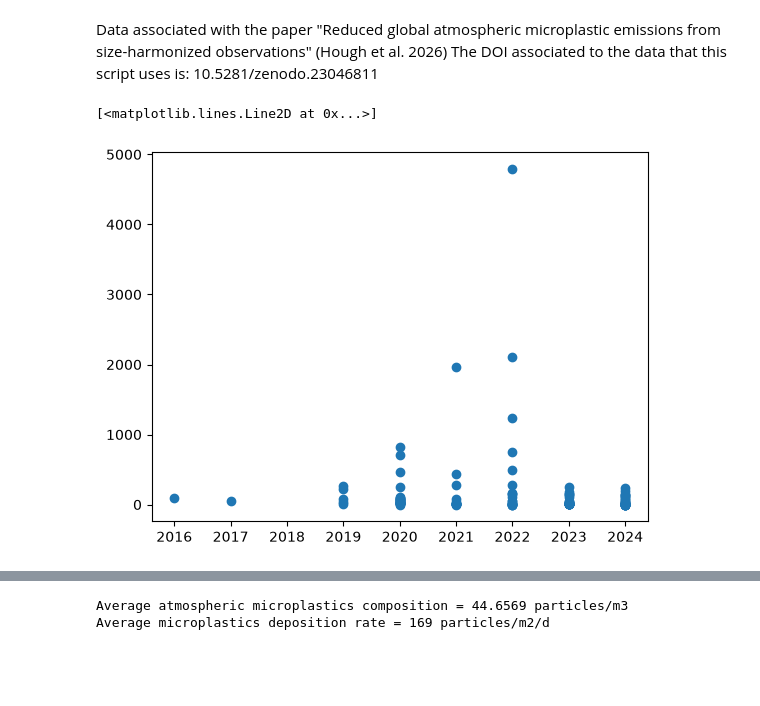
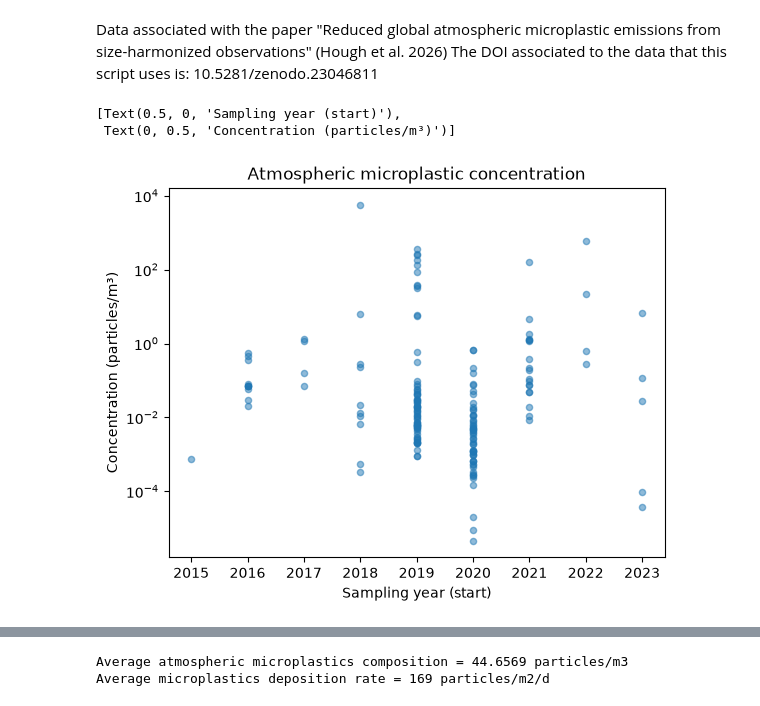
Before and after one commit to ige-PING/OpenReproLab_2026-2027, a Jupyter notebook: labs/01_ABC-of-repro-numerical-science/analyse_microplastics.ipynb, the cells around one changed output, grey strips where cells are left out. Saved outputs shown, nothing was run; the diff lists cells and outputs as text; code cells hidden in the pictures; blank space fills up the shorter version.

Commit message:
Notebook modification: download data with new function and updated plots

```diff
--- a/labs/01_ABC-of-repro-numerical-science/analyse_microplastics.ipynb
+++ b/labs/01_ABC-of-repro-numerical-science/analyse_microplastics.ipynb
@@ -9,7 +18,10 @@ import numpy as np
 data = read_csv("obs_evangelou2026-revised.csv")
 # %%
-# "Atmospheric deposition rates (particles/m2/d) as a function of year"
-plot(data.year[data.measure == "deposition"], data.number[data.measure == 'deposition'], "o")
+# Atmospheric concentration of microplastics (particles/m3) as a function of sampling year
+conc = data[data.measure == "concentration"].assign(sampling_year=lambda d: d.start_date.str[:4].astype(int))
+ax = conc.plot.scatter(x="sampling_year", y="number", logy=True, alpha=0.5, title="Atmospheric microplastic concentration")
+ax.set(xlabel="Sampling year (start)", ylabel="Concentration (particles/m³)")
 # %% [output]
-[<matplotlib.lines.Line2D at 0x...>]
+[Text(0.5, 0, 'Sampling year (start)'),
+ Text(0, 0.5, 'Concentration (particles/m³)')]
-[figure, old version]
+[figure, new version]
```
Also changed, not shown: parts of 5 cells of this notebook, 1 other file.
